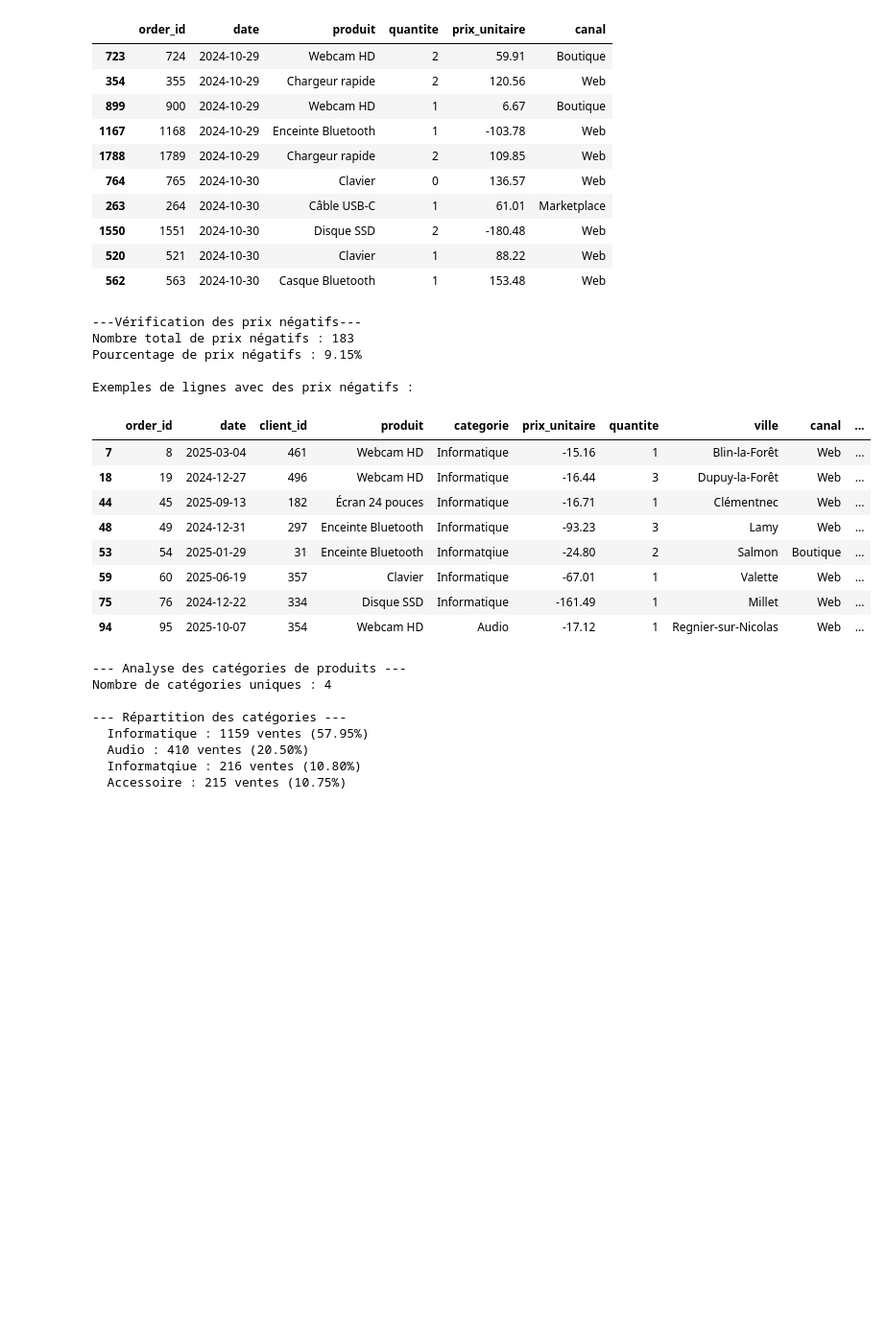
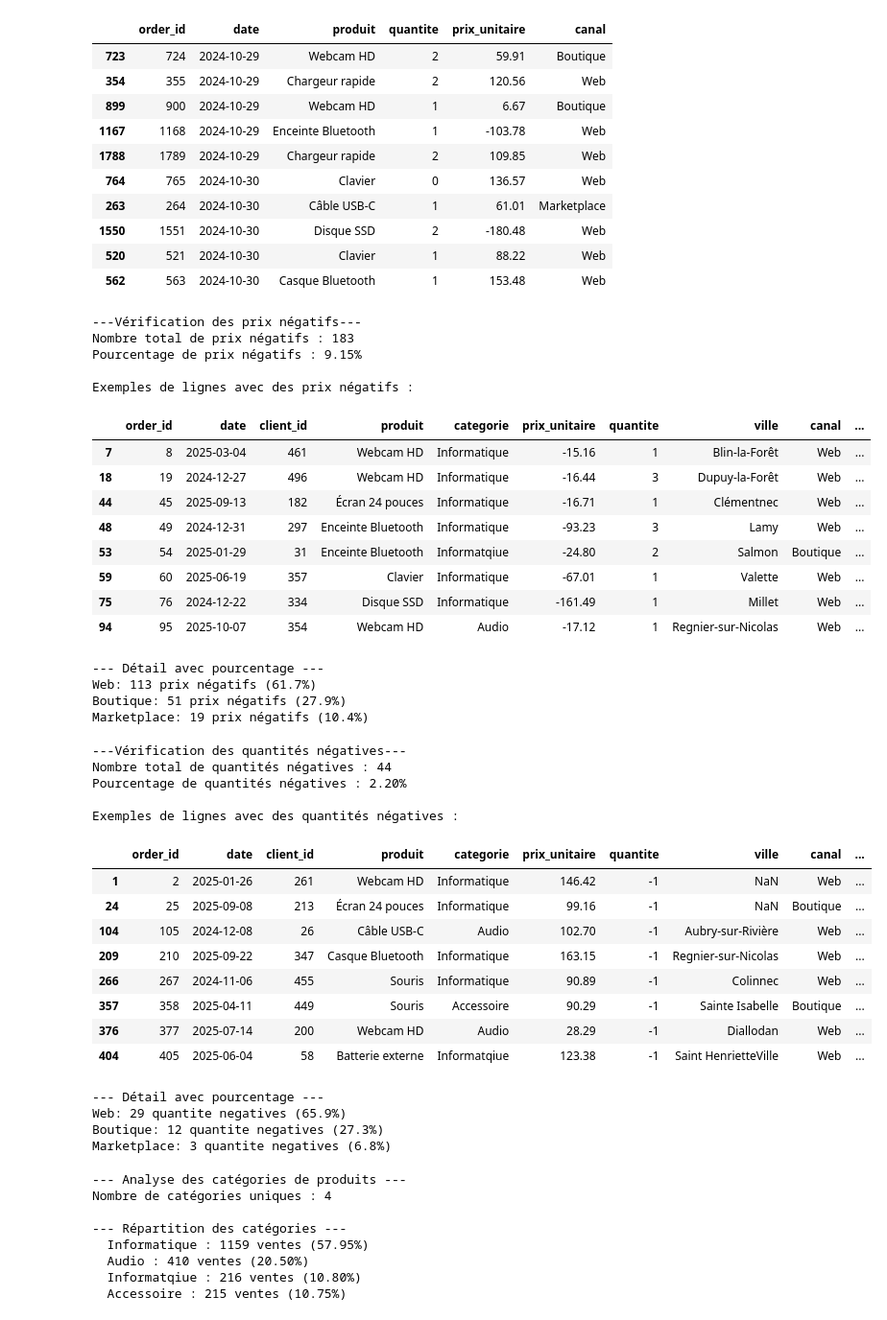
Before and after one commit to Kromaric/data_managment, a Jupyter notebook: notebooks/analyse_ventes_lp.ipynb, the cells around one changed output. Shown at 96% size. Cells and saved outputs as stored; diff of their text form; code cells hidden in the pictures; blank space fills up the shorter version.

```diff
--- a/notebooks/analyse_ventes_lp.ipynb
+++ b/notebooks/analyse_ventes_lp.ipynb
@@ -159,6 +167,16 @@ print(f"Pourcentage de prix négatifs : {nb_prix_negatifs/len(df_ventes) * 100:.
 lignes_prix_negatifs = df_ventes[df_ventes['prix_unitaire'] < 0]
 print("\nExemples de lignes avec des prix négatifs :")
 display(lignes_prix_negatifs.head(8))
+
+# Identifier les lignes avec prix négatifs
+mask_prix_negatifs = df_ventes['prix_unitaire'] < 0
+
+# Compter les prix négatifs par canal
+prix_negatifs_par_canal = df_ventes[mask_prix_negatifs]['canal'].value_counts()
+print("\n--- Détail avec pourcentage ---")
+for canal, count in prix_negatifs_par_canal.items():
+    pourcentage = (count / mask_prix_negatifs.sum() * 100)
+    print(f"{canal}: {count} prix négatifs ({pourcentage:.1f}%)")
 # %% [output]
 ---Vérification des prix négatifs---
 Nombre total de prix négatifs : 183
@@ -174,6 +192,48 @@ Exemples de lignes avec des prix négatifs :
 | 59 | 60 | 2025-06-19 | 357 | Clavier | Informatique | -67.01 | 1 | Valette | Web | ... |
 | 75 | 76 | 2024-12-22 | 334 | Disque SSD | Informatique | -161.49 | 1 | Millet | Web | ... |
 | 94 | 95 | 2025-10-07 | 354 | Webcam HD | Audio | -17.12 | 1 | Regnier-sur-Nicolas | Web | ... |
+--- Détail avec pourcentage ---
+Web: 113 prix négatifs (61.7%)
+Boutique: 51 prix négatifs (27.9%)
+Marketplace: 19 prix négatifs (10.4%)
+# %%
+print("\n---Vérification des quantités négatives---")
+nb_prix_negatifs = (df_ventes['quantite']<0).sum()
+print("Nombre total de quantités négatives :",nb_prix_negatifs)
+print(f"Pourcentage de quantités négatives : {nb_prix_negatifs/len(df_ventes) * 100:.2f}%")
+
+lignes_quantites_negatives = df_ventes[df_ventes['quantite'] < 0]
+print("\nExemples de lignes avec des quantités négatives :")
+display(lignes_quantites_negatives.head(8))
+
+# Identifier les lignes avec prix négatifs
+mask_quantite_negatives = df_ventes['quantite'] < 0
+
+# Compter les prix négatifs par canal
+prix_negatifs_par_canal = df_ventes[mask_quantite_negatives]['canal'].value_counts()
+print("\n--- Détail avec pourcentage ---")
+for canal, count in prix_negatifs_par_canal.items():
+    pourcentage = (count / mask_quantite_negatives.sum() * 100)
+    print(f"{canal}: {count} quantite negatives ({pourcentage:.1f}%)")
+# %% [output]
+---Vérification des quantités négatives---
+Nombre total de quantités négatives : 44
+Pourcentage de quantités négatives : 2.20%
+
+Exemples de lignes avec des quantités négatives :
+|  | order_id | date | client_id | produit | categorie | prix_unitaire | quantite | ville | canal | ... |
+| 1 | 2 | 2025-01-26 | 261 | Webcam HD | Informatique | 146.42 | -1 | NaN | Web | ... |
+| 24 | 25 | 2025-09-08 | 213 | Écran 24 pouces | Informatique | 99.16 | -1 | NaN | Boutique | ... |
+| 104 | 105 | 2024-12-08 | 26 | Câble USB-C | Audio | 102.70 | -1 | Aubry-sur-Rivière | Web | ... |
+| 209 | 210 | 2025-09-22 | 347 | Casque Bluetooth | Informatique | 163.15 | -1 | Regnier-sur-Nicolas | Web | ... |
+| 266 | 267 | 2024-11-06 | 455 | Souris | Informatique | 90.89 | -1 | Colinnec | Web | ... |
+| 357 | 358 | 2025-04-11 | 449 | Souris | Accessoire | 90.29 | -1 | Sainte Isabelle | Boutique | ... |
+| 376 | 377 | 2025-07-14 | 200 | Webcam HD | Audio | 28.29 | -1 | Diallodan | Web | ... |
+| 404 | 405 | 2025-06-04 | 58 | Batterie externe | Informatqiue | 123.38 | -1 | Saint HenrietteVille | Web | ... |
+--- Détail avec pourcentage ---
+Web: 29 quantite negatives (65.9%)
+Boutique: 12 quantite negatives (27.3%)
+Marketplace: 3 quantite negatives (6.8%)
 # %%
 print("\n--- Analyse des catégories de produits ---")
 
```
Also changed, not shown: parts of 7 cells of this notebook, 4 other files.
